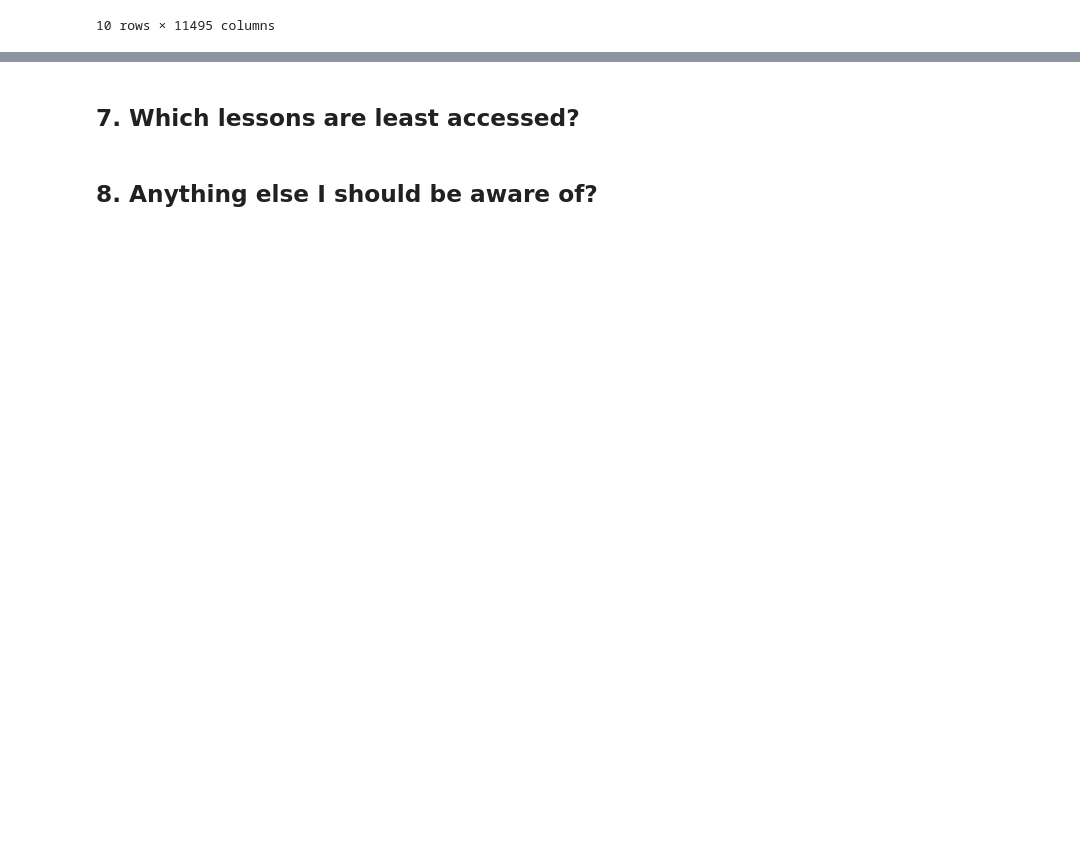
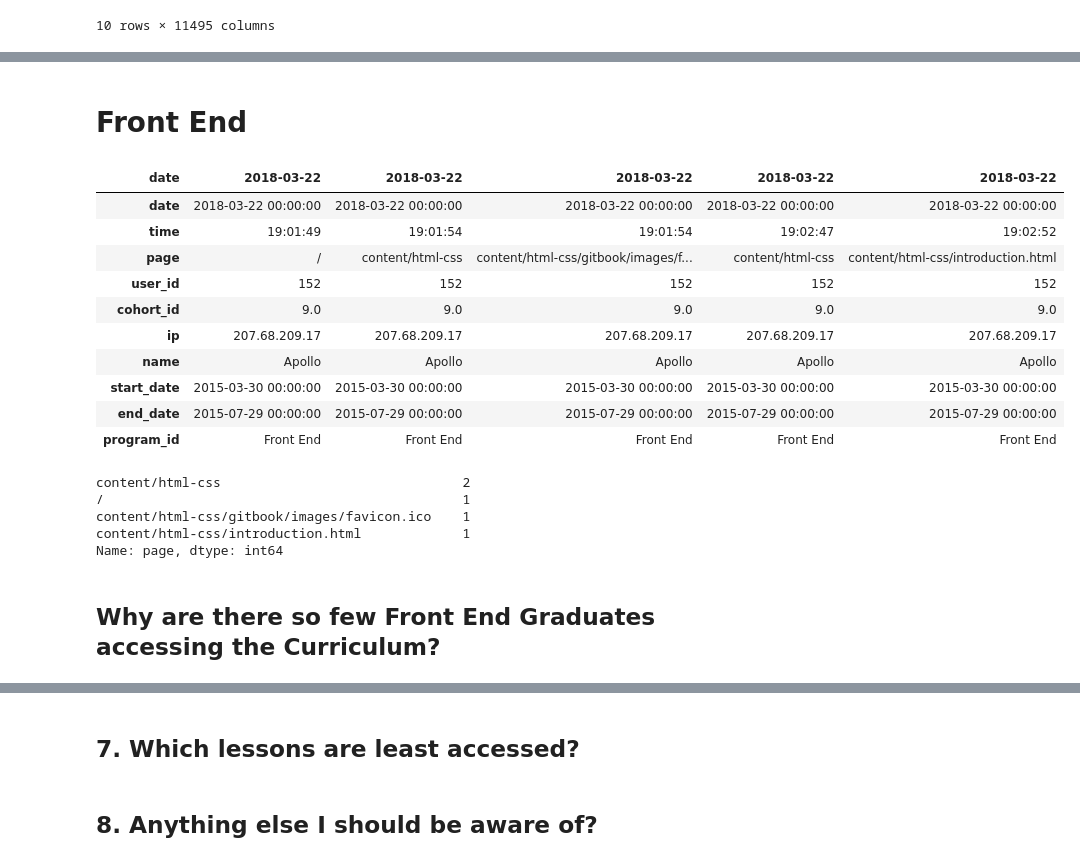
Before and after one commit to Codeup-Mirzakhani-Group1-Project/project-5_anomaly_detection, a Jupyter notebook: Justin_project_work.ipynb, the cells around one changed output, grey strips where cells are left out. Saved outputs shown, nothing was run; the diff lists cells and outputs as text; code cells hidden in the pictures; blank space fills up the shorter version.

```diff
--- a/Justin_project_work.ipynb
+++ b/Justin_project_work.ipynb
@@ -244,0 +352,30 @@ Name: page, dtype: int64
+# %% [markdown]
+# Front End
+# %%
+# Create DataFrame for Data Science users that have accessed the curriculum past there graduation date
+fe_grad_users = grad_users[grad_users.program_id == 'Front End']
+# %%
+fe_grad_users.T
+# %% [output]
+| date | 2018-03-22 | 2018-03-22 | 2018-03-22 | 2018-03-22 | 2018-03-22 |
+| date | 2018-03-22 00:00:00 | 2018-03-22 00:00:00 | 2018-03-22 00:00:00 | 2018-03-22 00:00:00 | 2018-03-22 00:00:00 |
+| time | 19:01:49 | 19:01:54 | 19:01:54 | 19:02:47 | 19:02:52 |
+| page | / | content/html-css | content/html-css/gitbook/images/f... | content/html-css | content/html-css/introduction.html |
+| user_id | 152 | 152 | 152 | 152 | 152 |
+| cohort_id | 9.0 | 9.0 | 9.0 | 9.0 | 9.0 |
+| ip | 207.68.209.17 | 207.68.209.17 | 207.68.209.17 | 207.68.209.17 | 207.68.209.17 |
+| name | Apollo | Apollo | Apollo | Apollo | Apollo |
+| start_date | 2015-03-30 00:00:00 | 2015-03-30 00:00:00 | 2015-03-30 00:00:00 | 2015-03-30 00:00:00 | 2015-03-30 00:00:00 |
+| end_date | 2015-07-29 00:00:00 | 2015-07-29 00:00:00 | 2015-07-29 00:00:00 | 2015-07-29 00:00:00 | 2015-07-29 00:00:00 |
+| program_id | Front End | Front End | Front End | Front End | Front End |
+# %%
+# Count how many times each page was accessed
+fe_grad_users.page.value_counts().head(10)
+# %% [output]
+content/html-css                               2
+/                                              1
+content/html-css/gitbook/images/favicon.ico    1
+content/html-css/introduction.html             1
+Name: page, dtype: int64
+# %% [markdown]
+## Why are there so few Front End Graduates accessing the Curriculum?
```
Also changed, not shown: parts of 17 cells of this notebook.
